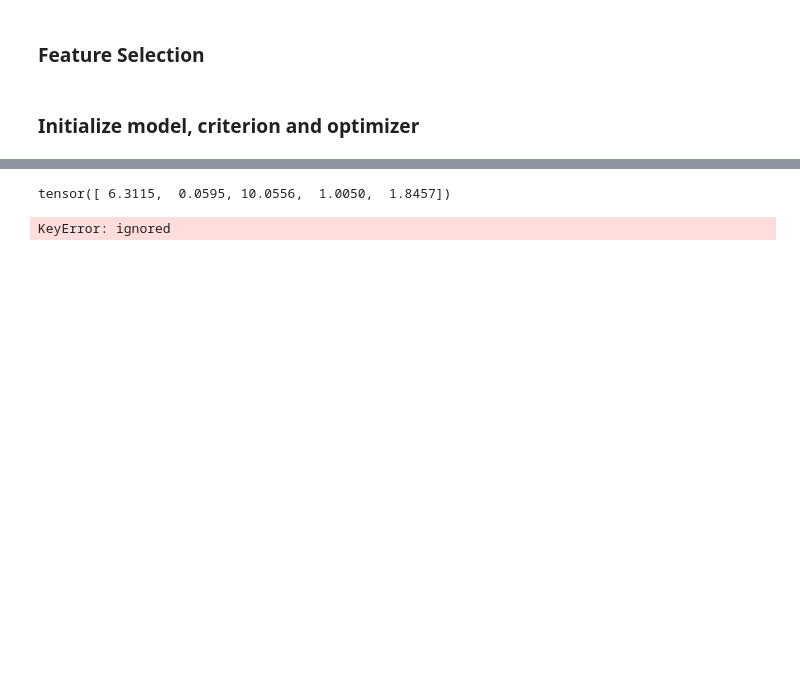
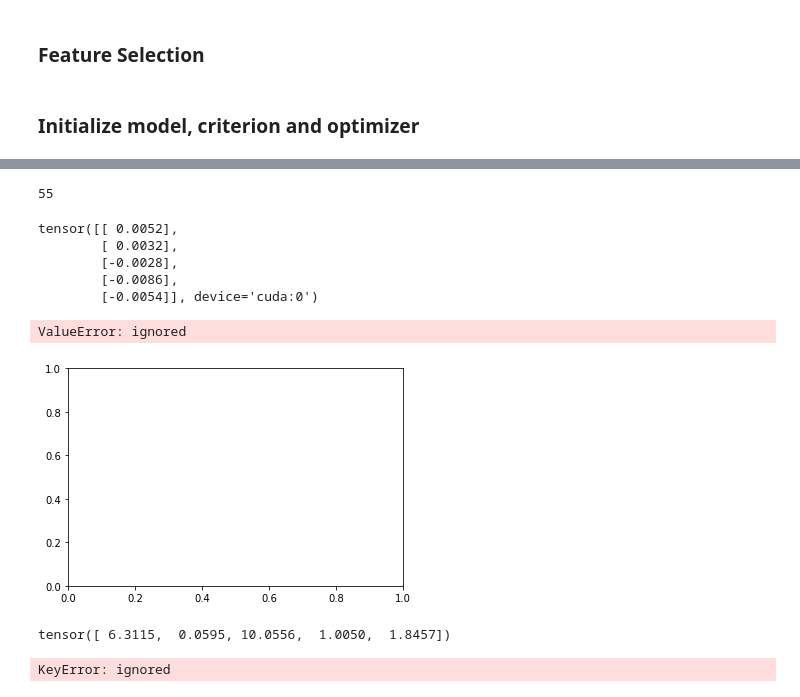
Before and after one commit to jadechip/on-chain-analytics-lstm, a Jupyter notebook: metrics.ipynb, the cells around one changed output, grey strips where cells are left out. Saved outputs shown, nothing was run; the diff lists cells and outputs as text; code cells hidden in the pictures; blank space fills up the shorter version.

```diff
--- a/metrics.ipynb
+++ b/metrics.ipynb
@@ -344,0 +390,8 @@ Epoch 19/20 Index: 156 L
+# %%
+path = "./model_state.pt"
+model, optimizer, start_epoch, valid_loss_min = load_checkpoint(path, model, optimizer)
+print("model = ", model)
+print("optimizer = ", optimizer)
+print("start_epoch = ", start_epoch)
+print("valid_loss_min = ", valid_loss_min)
+print("valid_loss_min = {:.6f}".format(valid_loss_min))
@@ -345,3 +415,34 @@ Epoch 19/20 Index: 156 L
+# %%
+testing_states = model.init_hidden_states()
+predictions = []
+for idx, (x_batch, _) in enumerate(testing_dl):
+  with torch.no_grad():
+    x_batch = x_batch.float().to(device)
+    testing_states = [state.detach() for state in testing_states]
+    output, testing_states = model(x_batch, testing_states)
+    predictions.append(output[:, -1, :])
+# %%
+len(predictions)
+# %% [output]
+55
+# %%
+predictions[-1]
+# %% [output]
+tensor([[ 0.0052],
+        [ 0.0032],
+        [-0.0028],
+        [-0.0086],
+        [-0.0054]], device='cuda:0')
+# %%
+epoch_count = range(1, len(predictions) + 1)
+plt.plot(epoch_count, predictions, 'r--')
+plt.legend(['Predictions'])
+plt.xlabel('Epoch')
+plt.ylabel('Prediction')
+plt.show()
+# %% [output]
+ValueError: ignored
+[figure, added]
 # %%
 state_dim = (NUM_LAYERS * DIRECTIONS, BATCH_SIZE, HIDDEN_SIZE)
 
```
Also changed, not shown: parts of 21 cells of this notebook.
